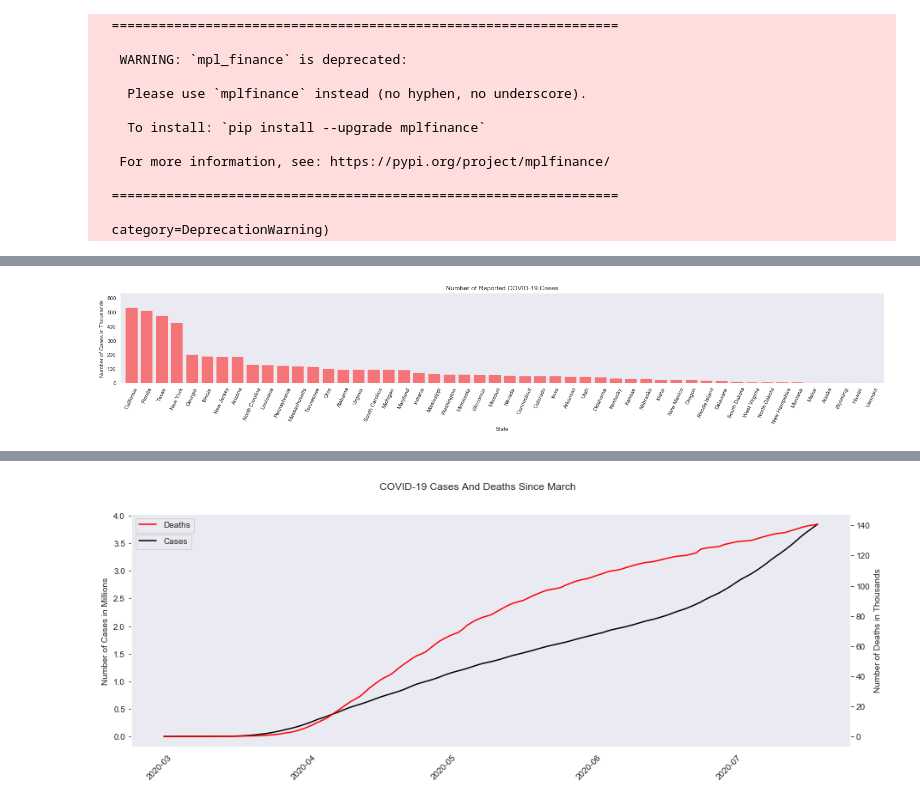
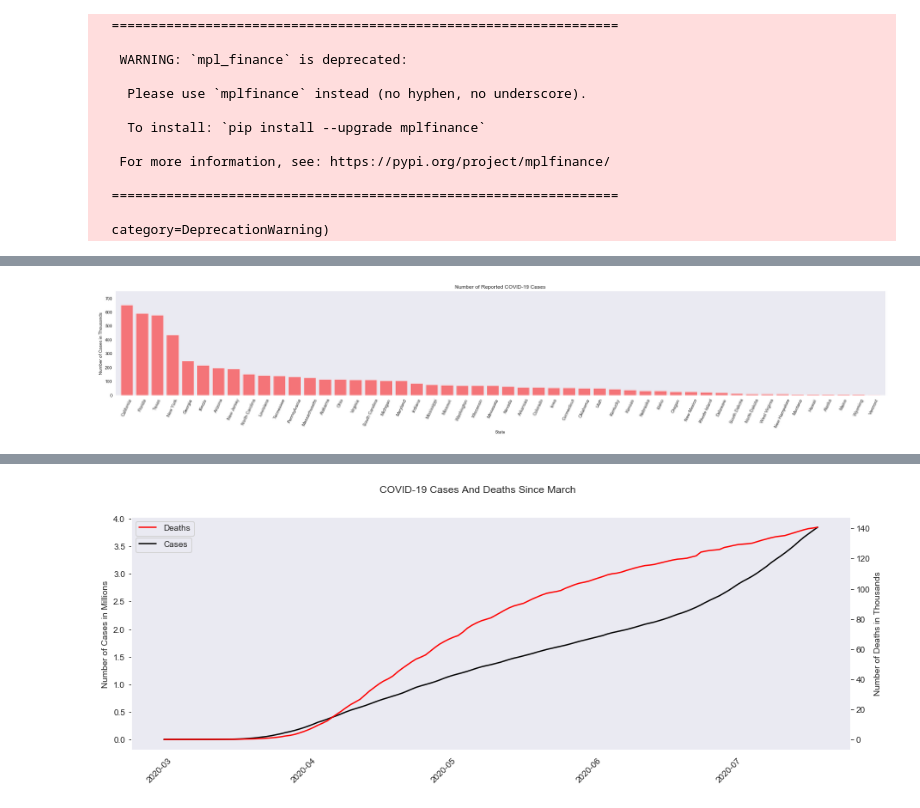
Before and after one commit to nsheikh23/COVID_StockMarket_Analysis, a Jupyter notebook: MainScript.ipynb, the cells around one changed output, grey strips where cells are left out. Cells and saved outputs as stored; diff of their text form; code cells hidden in the pictures.

Commit message:
Updated readme, notebook and saved figures

```diff
--- a/MainScript.ipynb
+++ b/MainScript.ipynb
@@ -87,31 +113,29 @@ cleaned_df
 # %%
 # Bar chart of the cleaned df
-# Using Seaborn styling
-sns.set_style('dark')
-
 # Our x axis will be the states, while our y axis will be the number of cases for each state in thousands
-plt.figure(figsize=(25,3))
+plt.figure(figsize=(25,5))
 x_axis = cleaned_df['State']
 y_axis = cleaned_df['Cases']/1000
 
 plt.bar(x_axis, y_axis, color='r', alpha=0.5, align="center")
 
 # Defining where to place the ticks on the x axis with their rotation
 tick_locations = [value for value in x_axis]
 plt.xticks(tick_locations,x_axis,rotation = 65)
 
 # Defining limits of the x and y axis
 plt.xlim(-0.75, len(x_axis)-0.25)
 plt.ylim(0, max(y_axis)+100)
 
 # Adding aesthetics to the chart to clean it up
 plt.title("Number of Reported COVID-19 Cases")
 plt.xlabel("State")
 plt.ylabel("Number of Cases in Thousands")
 plt.tight_layout()
+plt.savefig("Figures/Figure2.png")
 plt.show()
 # %% [output]
-[figure, old version]
+[figure, new version]
 # %%
 # Plotting the top 5 most cases on a Pie chart
 # Creating labels for Pie chart
```
Also changed, not shown: parts of 29 cells of this notebook, 25 other files.
